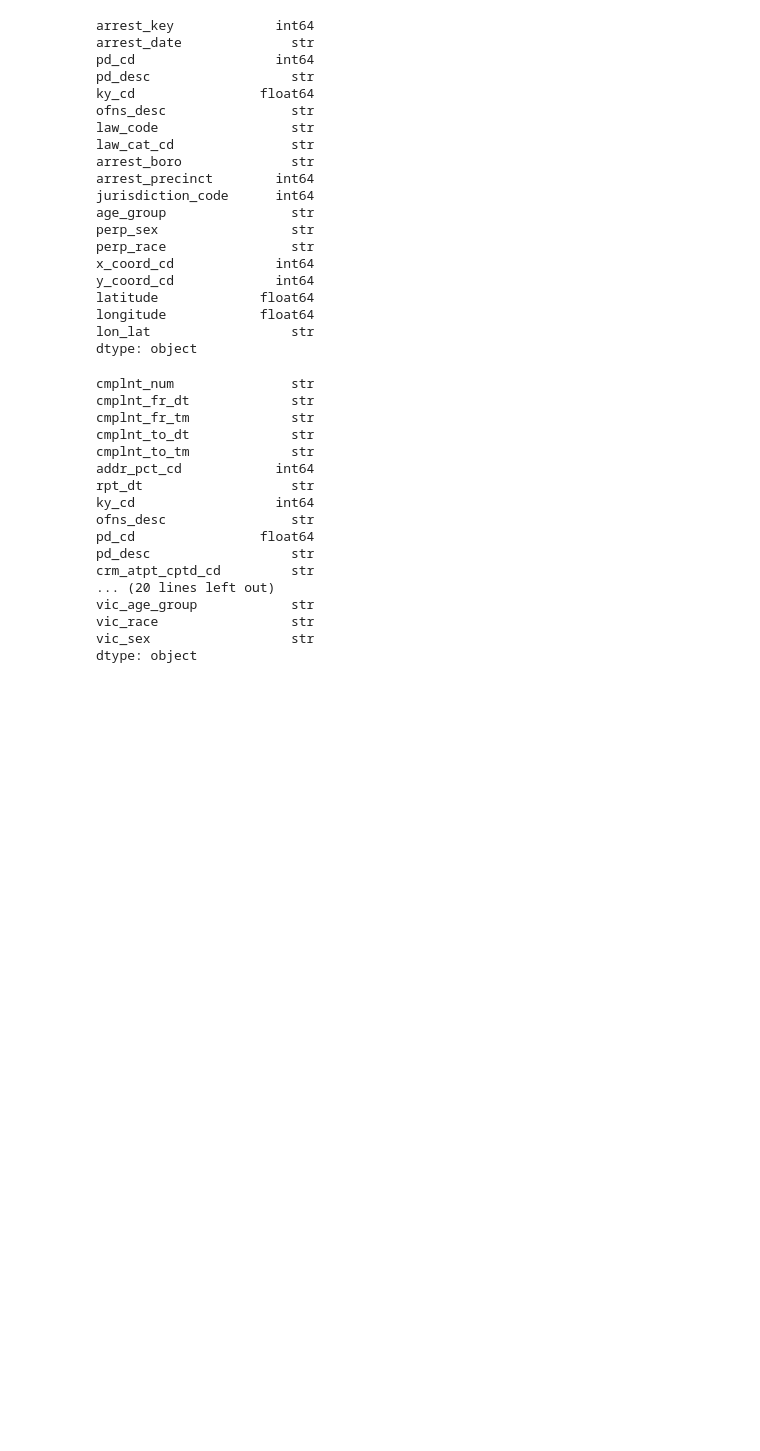
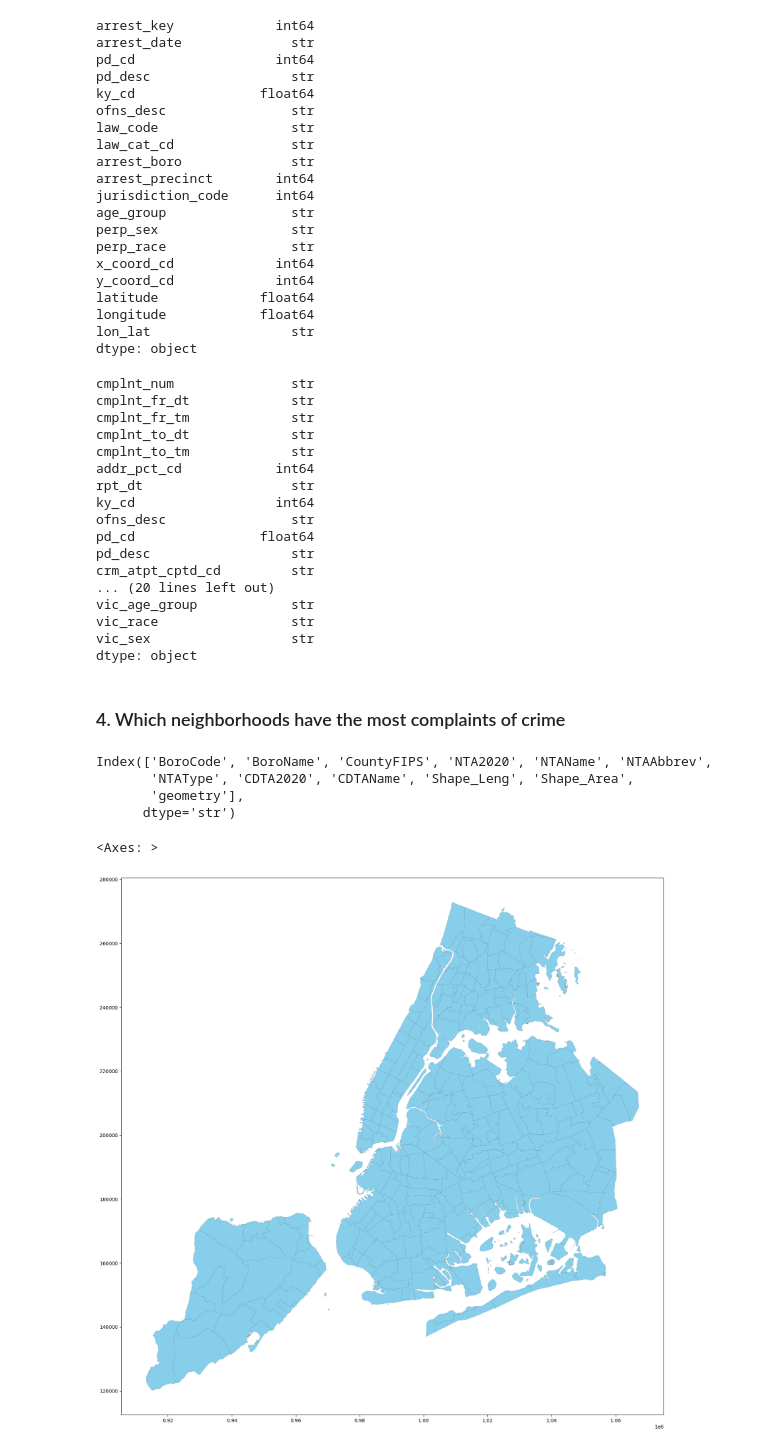
Before and after one commit to salioudunn11/Crime_Complaints_and_arrests_NYC_Data_Project, a Jupyter notebook: index.ipynb, the cells around one changed output. Cells and saved outputs as stored; diff of their text form; code cells hidden in the pictures; blank space fills up the shorter version.

```diff
--- a/index.ipynb
+++ b/index.ipynb
@@ -116,3 +116,28 @@ dtype: object
 #     "merged_rows",
 #     ascending=False
 # ).head(10)
+# %% [markdown]
+### 4. Which neighborhoods have the most complaints of crime
+# %%
+nta = gpd.read_file("nynta2020_26b/nynta2020.shp")
+# %%
+nta_df = gpd.GeoDataFrame(nta)
+# %%
+nta_df.columns
+# %% [output]
+Index(['BoroCode', 'BoroName', 'CountyFIPS', 'NTA2020', 'NTAName', 'NTAAbbrev',
+       'NTAType', 'CDTA2020', 'CDTAName', 'Shape_Leng', 'Shape_Area',
+       'geometry'],
+      dtype='str')
+# %%
+nta_df.plot(
+    figsize=(20,20),
+    color = 'skyblue',
+    edgecolor = 'black',
+    linewidth=0.1,
+    zorder=0,
+    facecolor = 'lightgreen',
+)
+# %% [output]
+<Axes: >
+[figure, added]
```
Also changed, not shown: parts of 11 cells of this notebook.
